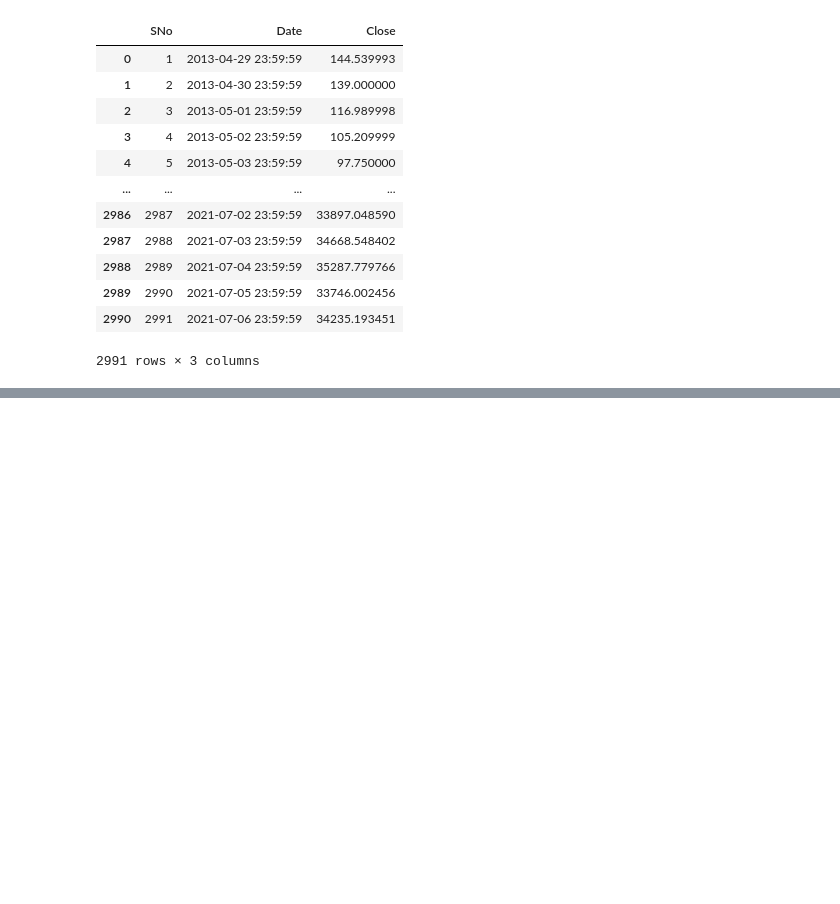
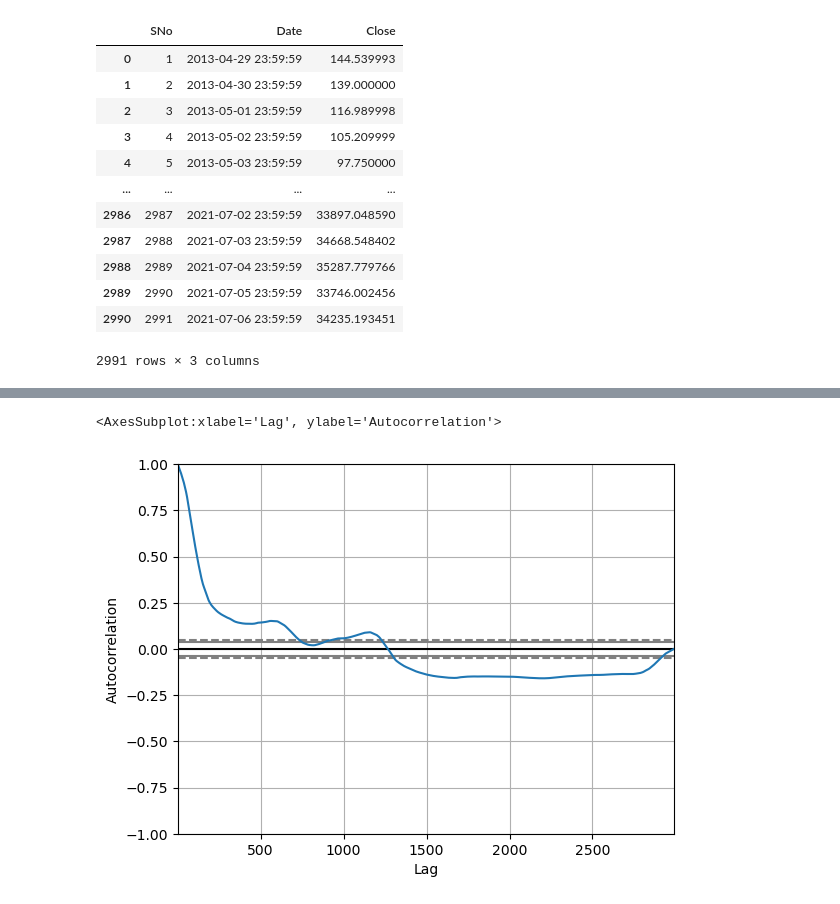
Before and after one commit to Niconiki99/Complex-System-Project-Barbieri-Niccol-, a Jupyter notebook: First_try.ipynb, the cells around one changed output, grey strips where cells are left out. Saved outputs shown, nothing was run; the diff lists cells and outputs as text; code cells hidden in the pictures; blank space fills up the shorter version.

```diff
--- a/First_try.ipynb
+++ b/First_try.ipynb
@@ -24,0 +132,5 @@ bitcoin
+# %%
+pd.plotting.autocorrelation_plotelation_plot(bitcoin["Close"])
+# %% [output]
+<AxesSubplot:xlabel='Lag', ylabel='Autocorrelation'>
+[figure, added]
```
Also changed, not shown: parts of 10 cells of this notebook.
